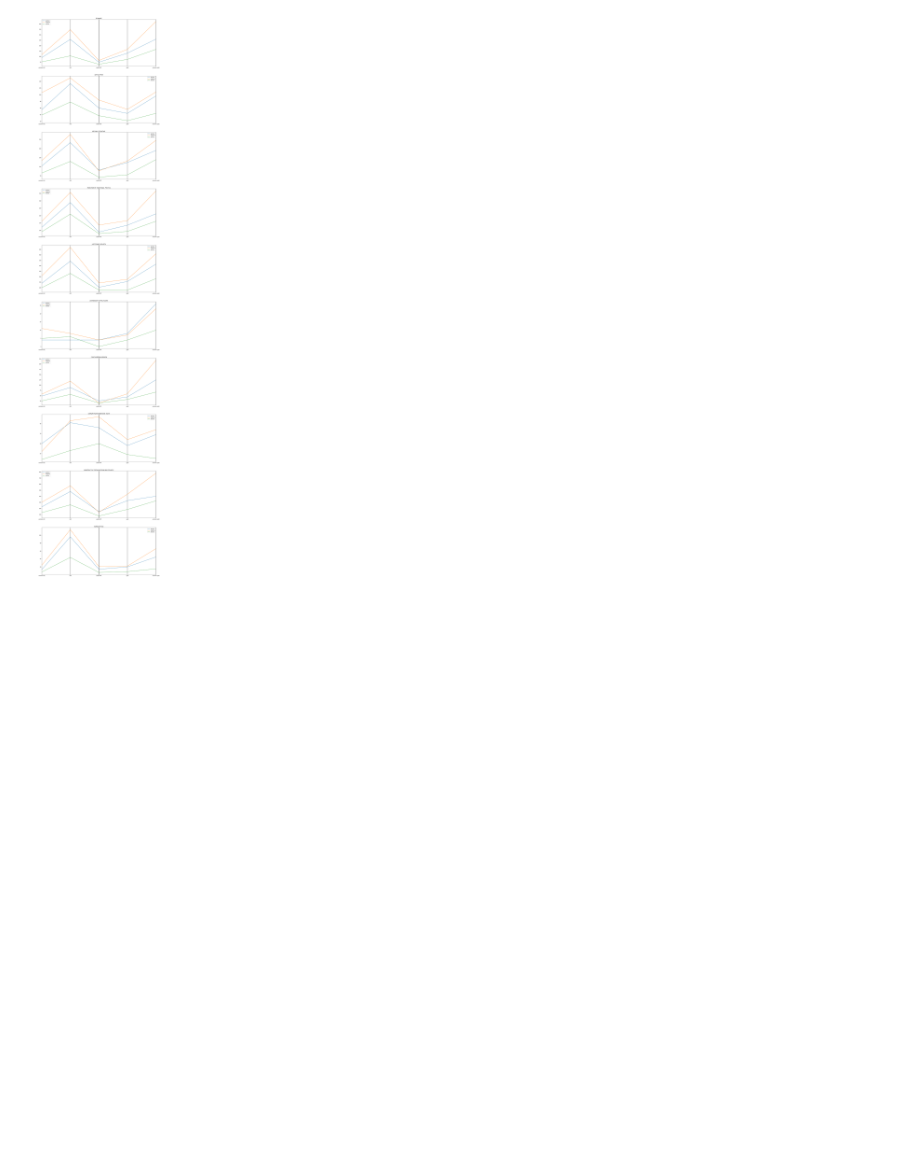
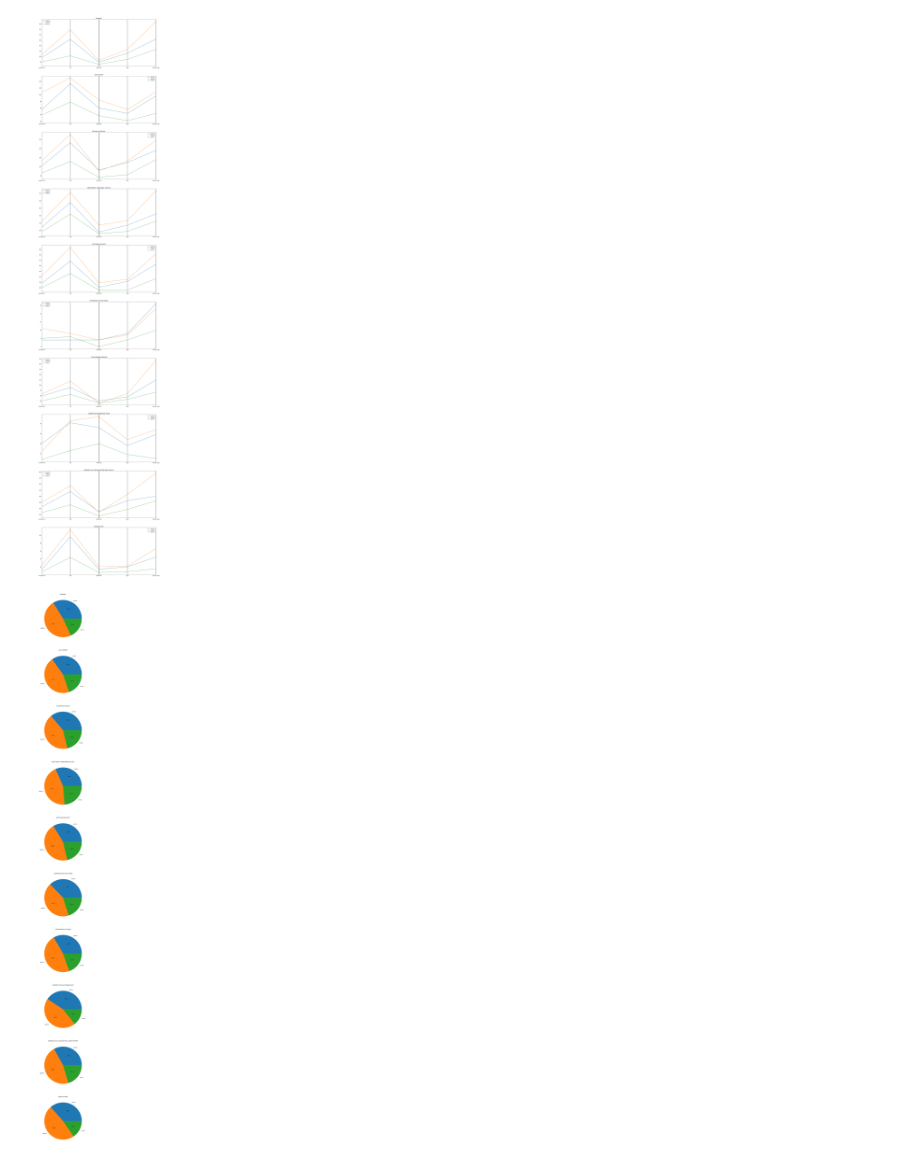
Before and after one commit to stefanoleggio/colombian-politics-analysis, a Jupyter notebook: networks/sentiment-topic/notebook.ipynb, the cells around one changed output. Saved outputs shown, nothing was run; the diff lists cells and outputs as text; code cells hidden in the pictures; blank space fills up the shorter version.

Commit message:
sentiment

```diff
--- a/networks/sentiment-topic/notebook.ipynb
+++ b/networks/sentiment-topic/notebook.ipynb
@@ -170,3 +170,21 @@ for idx,tp_label in enumerate(modularity_sentiment):
     ax[idx].legend()
 # %% [output]
 [figure]
+# %%
+fig, ax = plt.subplots(len(modularity_sentiment), figsize =(20,100))
+for idx,tp_label in enumerate(modularity_sentiment):
+    topic_sentiments = modularity_sentiment[tp_label]
+    positive = topic_sentiments[topic_sentiments['sentiment'] == 1].count()['sentiment']
+    negative = topic_sentiments[topic_sentiments['sentiment'] == 0].count()['sentiment']
+    neutral = topic_sentiments[topic_sentiments['sentiment'] == 2].count()['sentiment']
+
+    #positive = check_zero_values(positive)
+    #negative = check_zero_values(negative)
+    #neutral = check_zero_values(neutral)
+
+    #percentageVersion(positive,negative,neutral)
+
+    ax[idx].set_title(tp_label)
+    ax[idx].pie((positive,negative,neutral), labels = ('positive','negative','neutral'), autopct='%1.1f%%')
+# %% [output]
+[figure, added]
```
Also changed, not shown: 5 other files.
